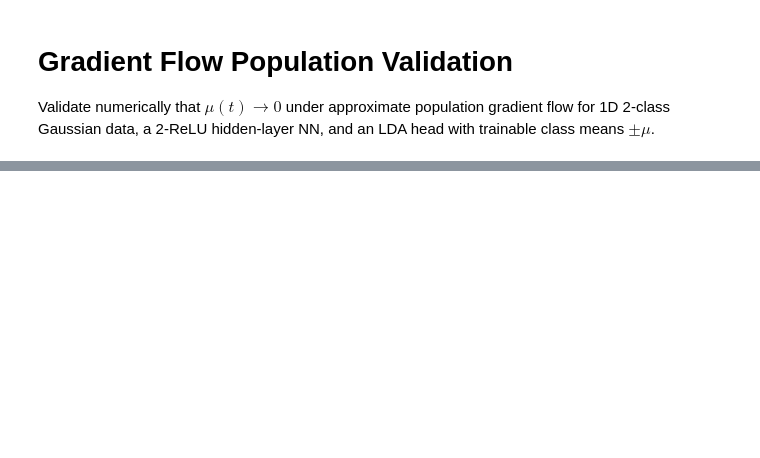
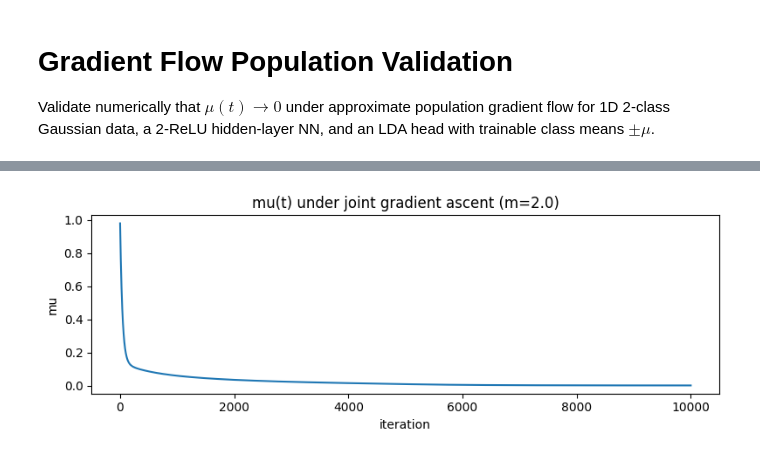
Before and after one commit to zh3nis/pcf, a Jupyter notebook: gradient_flow.ipynb, the cells around one changed output, grey strips where cells are left out. Cells and saved outputs as stored; diff of their text form; code cells hidden in the pictures; blank space fills up the shorter version.

```diff
--- a/gradient_flow.ipynb
+++ b/gradient_flow.ipynb
@@ -7,8 +7,8 @@ import numpy as np
 import matplotlib.pyplot as plt
 
 
-def sample_population(N, m, seed=0):
-    rng = np.random.default_rng(seed)
+def sample_population(N, m):
+    rng = np.random.default_rng()
     y = rng.choice([-1.0, 1.0], size=N)  # equal priors
     x = y * m + rng.standard_normal(size=N)  # variance 1
     return x, y
@@ -154,0 +124,93 @@ Final mu (m=2.0): +0.04859697
+# %%
+# Run only m=2.0 and plot parameter evolution
+m = 2.0
+print("" + "=" * 60)
+print(f"Running with m={m}")
+mu_final, params_final, mu_hist, L_hist, Eyf_hist, params_hist, fw_snapshots, fw_snapshot_steps = run(
+    m=m,
+    N=200_000,
+    steps=10_000,
+    lr_mu=0.02,
+    lr_theta=0.02,
+    track_every=100,
+)
+print(f"Final mu (m={m}): {mu_final:+.8f}")
+print(f"Final E[Yf] (m={m}): {Eyf_hist[-1]:+.8f}")
+
+param_names = ["v1", "v2", "w1", "w2", "b1", "b2", "c"]
+
+# Plot mu(t)
+plt.figure(figsize=(8, 3))
+plt.plot(mu_hist)
+plt.xlabel("iteration")
+plt.ylabel("mu")
+plt.title(f"mu(t) under joint gradient ascent (m={m})")
+plt.tight_layout()
+
+# Plot E[Y f_w(X)]
+plt.figure(figsize=(8, 3))
+plt.plot(Eyf_hist)
+plt.xlabel("iteration")
+plt.ylabel("E[Yf_w(X)]")
+plt.title(f"E[Y f_w(X)] evolution (m={m})")
+plt.tight_layout()
+
+# Plot all other parameters over time
+fig, axes = plt.subplots(4, 2, figsize=(10, 10), sharex=True)
+axes = axes.ravel()
+for i, name in enumerate(param_names):
+    axes[i].plot(params_hist[:, i])
+    axes[i].set_title(name)
+    axes[i].set_ylabel(name)
+    axes[i].grid(alpha=0.2)
+
+axes[-1].axis("off")
+axes[6].set_xlabel("iteration")
+plt.suptitle(f"Parameter evolution (m={m})", y=1.02)
+plt.tight_layout()
+
+# Plot tracked distributions of f_w(X): initial, middle, final snapshot
+if fw_snapshots:
+    if len(fw_snapshots) == 1:
+        show_idx = np.array([0], dtype=int)
+    elif len(fw_snapshots) == 2:
+        show_idx = np.array([0, 1], dtype=int)
+    else:
+        show_idx = np.array([0, len(fw_snapshots) // 2, len(fw_snapshots) - 1], dtype=int)
+
+    # Use shared bins across selected snapshots for comparability
+    selected = [fw_snapshots[i] for i in show_idx]
+    all_vals = np.concatenate(selected)
+    bins = np.linspace(np.percentile(all_vals, 1), np.percentile(all_vals, 99), 60)
+
+    plt.figure(figsize=(8, 4))
+    for i in show_idx:
+        plt.hist(
+            fw_snapshots[i],
+            bins=bins,
+            density=True,
+            histtype="step",
+            linewidth=1.4,
+            label=f"iter {fw_snapshot_steps[i]}",
+        )
+    plt.xlabel("f_w(X)")
+    plt.ylabel("density")
+    plt.title(f"Distribution of f_w(X): initial/middle/final (m={m})")
+    plt.legend()
+    plt.tight_layout()
+
+# Plot learned function y = f_w(x)
+x_grid = np.linspace(-6, 6, 800)
+y_grid, _ = forward(x_grid, params_final)
+
+plt.figure(figsize=(8, 4))
+plt.plot(x_grid, y_grid, linewidth=2.0)
+plt.axhline(0.0, color="k", linestyle="--", linewidth=0.8, alpha=0.6)
+plt.xlabel("x")
+plt.ylabel("f_w(x)")
+plt.title(f"Learned function y=f_w(x) (m={m})")
+plt.grid(alpha=0.2)
+plt.tight_layout()
+
+plt.show()
+# %% [output]
@@ -154,0 +231 @@ Final mu (m=2.0): +0.04859697
+[figure, added]
```
Also changed, not shown: parts of 3 cells of this notebook, 12 other files.
